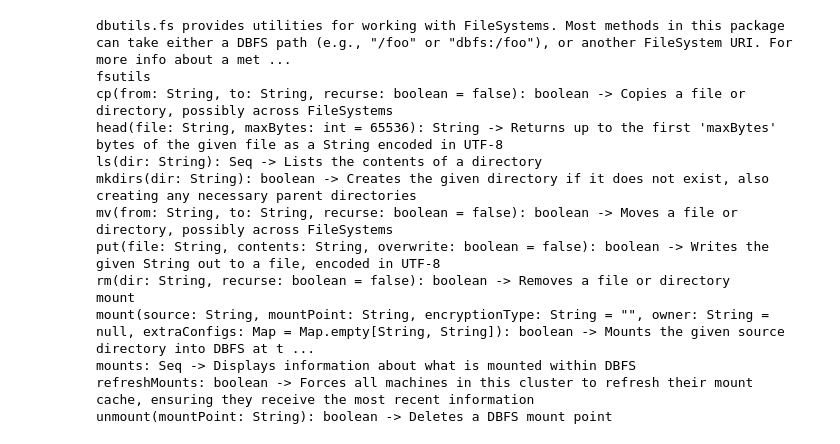
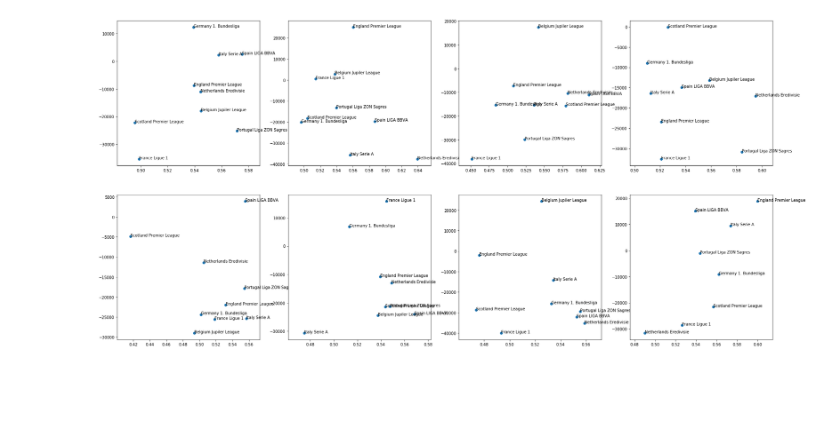
Before and after one commit to jelic98/raf_vp, a Jupyter notebook: project/main.ipynb, the cells around one changed output. Drawn from its saved outputs; the diff is of its cells as text; code cells hidden in the pictures; blank space fills up the shorter version.

```diff
--- a/project/main.ipynb
+++ b/project/main.ipynb
@@ -119,28 +119,29 @@ def _simulate(league_id, season, output=False, system=(6, 4), bet_size=1000, typ
 # %% [output]
 [interactive output not drawn]
 # %%
-def _scatter(data, index, total, cols=4):
-  plt.subplot(total // cols, cols, index + 1)
-  plt.scatter(data[:,1], data[:,2])
-  for i, ann in enumerate(data[:,0]):
-    plt.annotate(ann, (data[i,1], data[i,2]))
+def _simulate_all():
+  def _scatter(data, index, total, cols=4):
+    plt.subplot(total // cols, cols, index + 1)
+    plt.scatter(data[:,1], data[:,2])
+    for i, ann in enumerate(data[:,0]):
+      plt.annotate(ann, (data[i,1], data[i,2]))
 
-plt.figure(figsize=(30, 15))
+  plt.figure(figsize=(30, 15))
 
-seasons = league_season['season'].unique()
+  seasons = league_season['season'].unique()
 
-for i, season in enumerate(seasons):
-  selected_season = league_season.query(f'season == "{season}"')
-  selected_season.index.name = '_id'
+  for i, season in enumerate(seasons):
+    selected_season = league_season.query(f'season == "{season}"')
+    selected_season.index.name = '_id'
 
-  predictive_leagues = selected_season.apply(lambda x: _simulate(x['league_id'], season), axis=1)
-  predictive_leagues.rename(columns={0:'balance', 1:'min_balance', 2:'max_balance'}, inplace=True)
+    predictive_leagues = selected_season.apply(lambda x: _simulate(x['league_id'], season), axis=1)
+    predictive_leagues.rename(columns={0:'balance', 1:'min_balance', 2:'max_balance'}, inplace=True)
 
-  selected_season = pd.merge(selected_season, predictive_leagues, on='_id')
-  selected_season = pd.merge(leagues, selected_season, left_on='id', right_on='league_id')
+    selected_season = pd.merge(selected_season, predictive_leagues, on='_id')
+    selected_season = pd.merge(leagues, selected_season, left_on='id', right_on='league_id')
 
-  data = selected_season[['name', 'entropy', 'balance']].to_numpy()
-  _scatter(data, i, seasons.shape[0])
+    data = selected_season[['name', 'entropy', 'balance']].to_numpy()
+    _scatter(data, i, seasons.shape[0])
 
-plt.show()
+  plt.show()
 # %% [output]
@@ -148,17 +149,4 @@ plt.show()
-# %%
-dbutils.fs.help()
-# %% [output]
-dbutils.fs provides utilities for working with FileSystems. Most methods in this package can take either a DBFS path (e.g., "/foo" or "dbfs:/foo"), or another FileSystem URI. For more info about a met ...
-fsutils
-cp(from: String, to: String, recurse: boolean = false): boolean -> Copies a file or directory, possibly across FileSystems
-head(file: String, maxBytes: int = 65536): String -> Returns up to the first 'maxBytes' bytes of the given file as a String encoded in UTF-8
-ls(dir: String): Seq -> Lists the contents of a directory
-mkdirs(dir: String): boolean -> Creates the given directory if it does not exist, also creating any necessary parent directories
-mv(from: String, to: String, recurse: boolean = false): boolean -> Moves a file or directory, possibly across FileSystems
-put(file: String, contents: String, overwrite: boolean = false): boolean -> Writes the given String out to a file, encoded in UTF-8
-rm(dir: String, recurse: boolean = false): boolean -> Removes a file or directory
-mount
-mount(source: String, mountPoint: String, encryptionType: String = "", owner: String = null, extraConfigs: Map = Map.empty[String, String]): boolean -> Mounts the given source directory into DBFS at t ...
-mounts: Seq -> Displays information about what is mounted within DBFS
-refreshMounts: boolean -> Forces all machines in this cluster to refresh their mount cache, ensuring they receive the most recent information
-unmount(mountPoint: String): boolean -> Deletes a DBFS mount point
+# %%
+_simulate_all()
+# %% [output]
+[figure, added]
```
Also changed, not shown: parts of 10 cells of this notebook.
